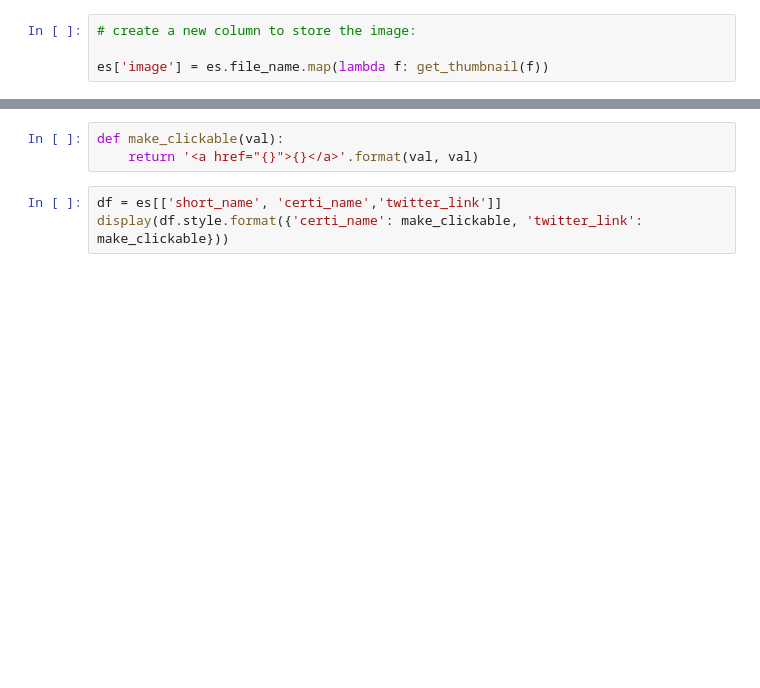
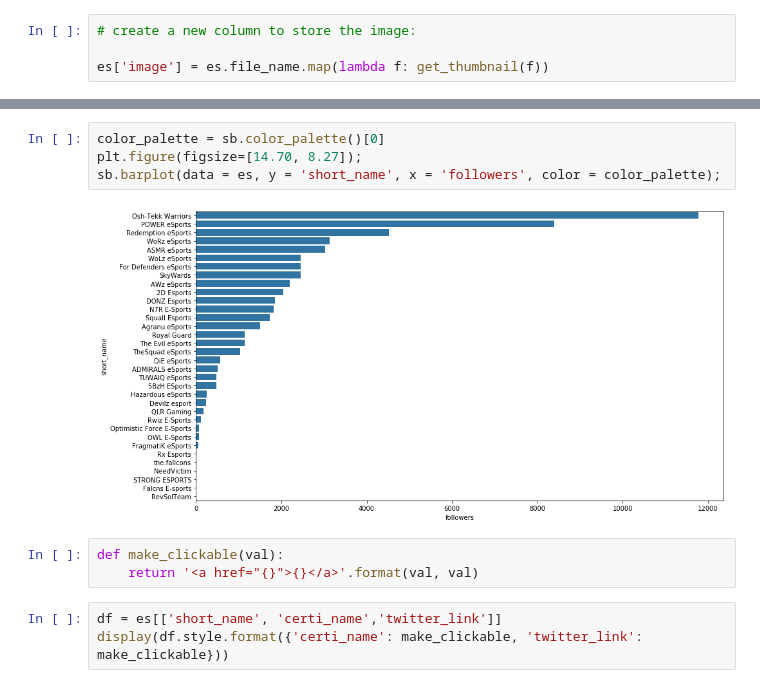
Before and after one commit to iRaied/eSports_Teams, a Jupyter notebook: esports_teams.ipynb, the cells around one changed output, grey strips where cells are left out. Saved outputs shown, nothing was run; the diff lists cells and outputs as text; blank space fills up the shorter version.

```diff
--- a/esports_teams.ipynb
+++ b/esports_teams.ipynb
@@ -78,5 +103,11 @@ display(HTML(es[['image' ,'Long_name', 'short_name', 'abbreviation','twitter','c
 # %% [output]
 [interactive output not drawn]
+# %%
+color_palette = sb.color_palette()[0]
+plt.figure(figsize=[14.70, 8.27]);
+sb.barplot(data = es, y = 'short_name', x = 'followers', color = color_palette);
+# %% [output]
+[figure, added]
 # %%
 def make_clickable(val):
     return '<a href="{}">{}</a>'.format(val, val)
```
Also changed, not shown: parts of 54 cells of this notebook.
